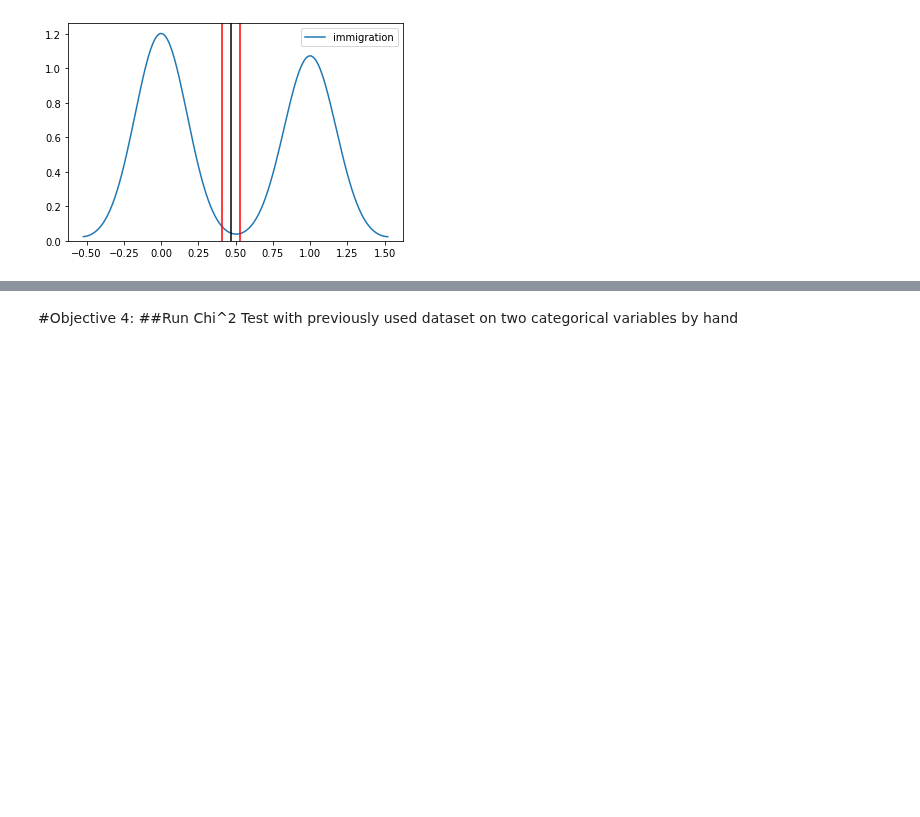
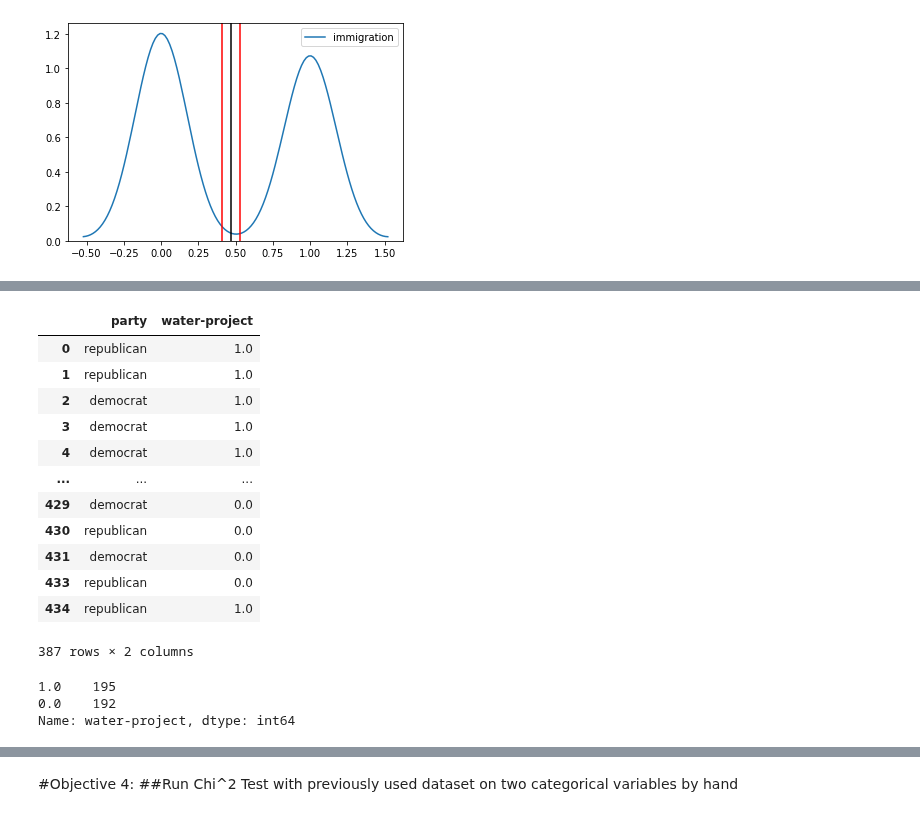
Before and after one commit to bloominstituteoftechnology/DS-Unit-1-Sprint-2-Statistics, a Jupyter notebook: module2/LS_DS_122_Sampling_Confidence_Intervals_and_Hypothesis_Testing_Assignment.ipynb, the cells around one changed output, grey strips where cells are left out. Saved outputs shown, nothing was run; the diff lists cells and outputs as text; code cells hidden in the pictures; blank space fills up the shorter version.

```diff
--- a/module2/LS_DS_122_Sampling_Confidence_Intervals_and_Hypothesis_Testing_Assignment.ipynb
+++ b/module2/LS_DS_122_Sampling_Confidence_Intervals_and_Hypothesis_Testing_Assignment.ipynb
@@ -215,0 +259,24 @@ print(chisquare(dep_obs, axis=None))
+# %%
+#dropping NaN
+vote_by_party.dropna()
+# %% [output]
+|  | party | water-project |
+| 0 | republican | 1.0 |
+| 1 | republican | 1.0 |
+| 2 | democrat | 1.0 |
+| 3 | democrat | 1.0 |
+| 4 | democrat | 1.0 |
+| ... | ... | ... |
+| 429 | democrat | 0.0 |
+| 430 | republican | 0.0 |
+| 431 | democrat | 0.0 |
+| 433 | republican | 0.0 |
+| 434 | republican | 1.0 |
+387 rows × 2 columns
+# %%
+#checking for values of each Y or N vote on issue
+vote_by_party['water-project'].value_counts()
+# %% [output]
+1.0    195
+0.0    192
+Name: water-project, dtype: int64
```
Also changed, not shown: parts of 21 cells of this notebook.
